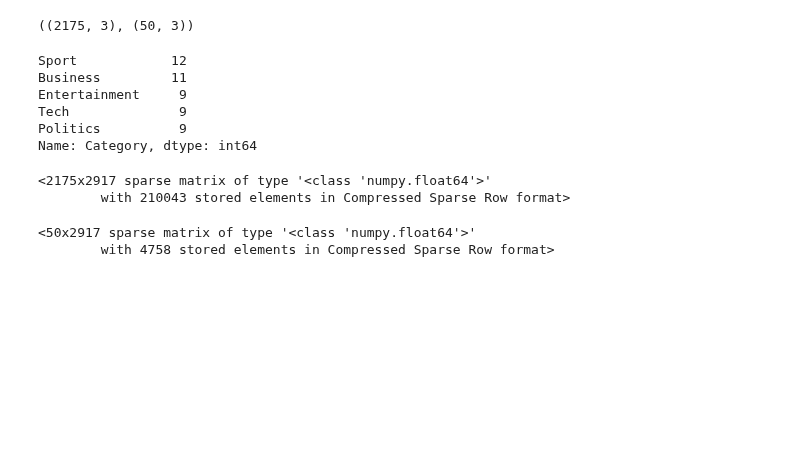
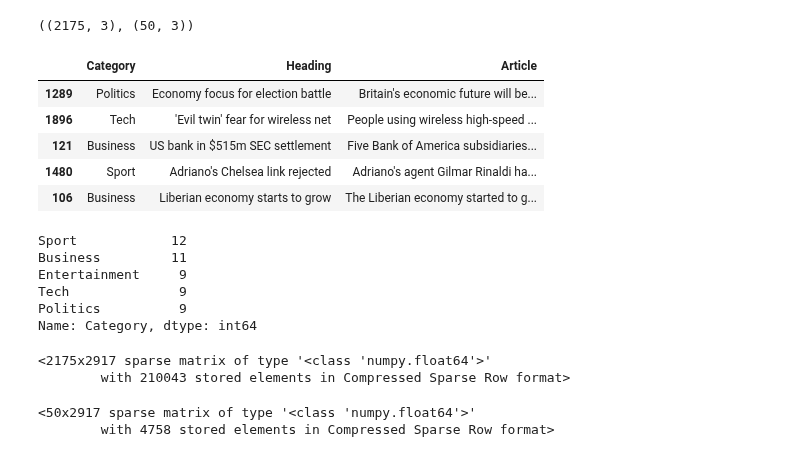
Before and after one commit to OliverJoo/quant_modeling, a Jupyter notebook: MDLing/TopicMDLing_latentSemanticIndexing.ipynb, the cells around one changed output. Drawn from its saved outputs; the diff is of its cells as text; code cells hidden in the pictures; blank space fills up the shorter version.

```diff
--- a/MDLing/TopicMDLing_latentSemanticIndexing.ipynb
+++ b/MDLing/TopicMDLing_latentSemanticIndexing.ipynb
@@ -50,6 +64,15 @@ train_docs, test_docs = train_test_split(docs, stratify=docs.Category, test_size
 train_docs.shape, test_docs.shape
 # %% [output]
 ((2175, 3), (50, 3))
+# %%
+test_docs.sample(5)
+# %% [output]
+|  | Category | Heading | Article |
+| 1289 | Politics | Economy focus for election battle | Britain's economic future will be... |
+| 1896 | Tech | 'Evil twin' fear for wireless net | People using wireless high-speed ... |
+| 121 | Business | US bank in $515m SEC settlement | Five Bank of America subsidiaries... |
+| 1480 | Sport | Adriano's Chelsea link rejected | Adriano's agent Gilmar Rinaldi ha... |
+| 106 | Business | Liberian economy starts to grow | The Liberian economy started to g... |
 # %%
 pd.Series(test_docs.Category).value_counts()
 # %% [output]
```
Also changed, not shown: parts of 12 cells of this notebook.
